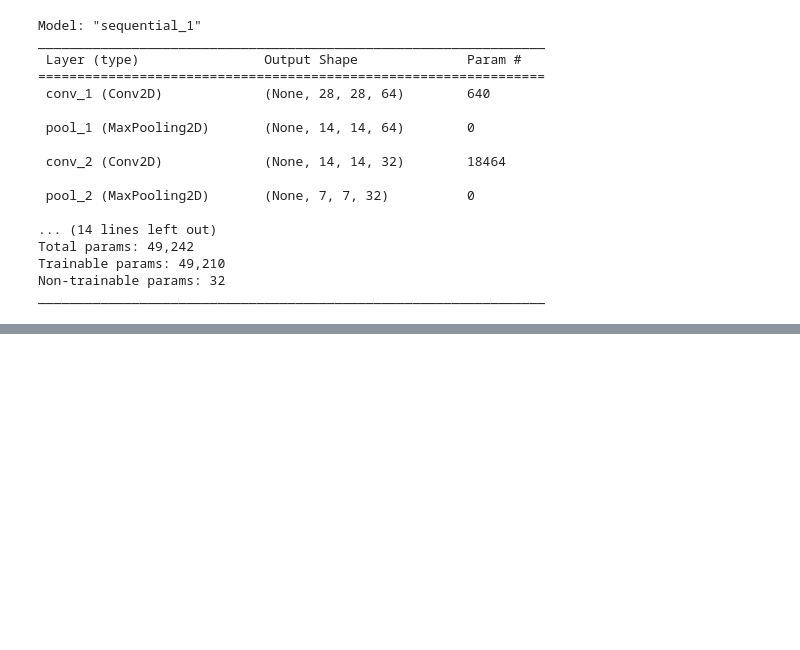
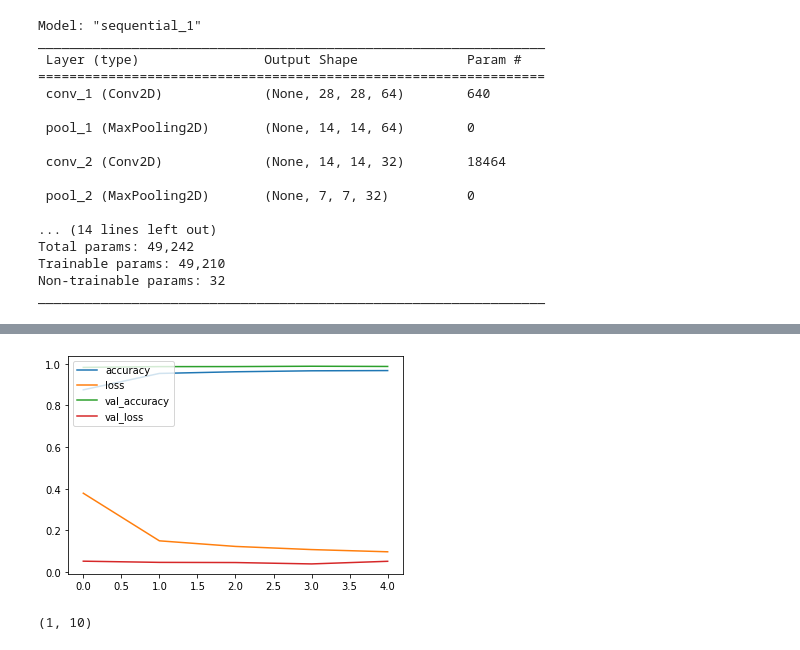
Before and after one commit to GWANGHYUNYU/DeepLearning, a Jupyter notebook: classifyImg/CNN_based_MNIST.ipynb, the cells around one changed output, grey strips where cells are left out. Drawn from its saved outputs; the diff is of its cells as text; code cells hidden in the pictures; blank space fills up the shorter version.

Commit message:
Update CNN_based_MNIST.ipynb
CNN based MNIST model by Functional API

```diff
--- a/classifyImg/CNN_based_MNIST.ipynb
+++ b/classifyImg/CNN_based_MNIST.ipynb
@@ -123,0 +137,23 @@ Sequential_model.save("models/CNN_based_MNIST_001.h5")
+# %%
+def CNN_mnist_model(input_shape, rate):
+
+    inputs = Input(input_shape)
+    x = Conv2D(filters=64, kernel_size=(3, 3), strides=1, padding='same',
+                activation='relu', input_shape=input_shape, name='conv_1')(inputs)
+    x = MaxPooling2D(pool_size=(2, 2), name='pool_1')(x)
+    x = Conv2D(filters=32, kernel_size=(3, 3), strides=1, padding='same',
+                activation='relu', input_shape=input_shape, name='conv_2')(x)
+    x = MaxPooling2D(pool_size=(2, 2), name='pool_2')(x)
+    x = Conv2D(filters=16, kernel_size=(3, 3), strides=1, padding='same',
+                activation='relu', name='conv_3')(x)
+    x = BatchNormalization()(x)
+    x = Flatten()(x)
+
+    x = Dense(units=32, activation='relu', name='dense_1')(x)
+    x = Dropout(rate)(x)
+    x = Dense(units=10, activation='softmax', name='dense_2')(x)
+
+    return Model(inputs, x)
+# %%
+model = CNN_mnist_model(train_images[0].shape, 0.5)
+model.summary()
@@ -123,0 +178,4 @@ Sequential_model.save("models/CNN_based_MNIST_001.h5")
+# %%
+model.compile(loss='sparse_categorical_crossentropy', optimizer='adam', metrics = ["accuracy"])
+# %%
+hist = model.fit(train_images, train_labels, validation_data=(test_images, test_labels), epochs=5, verbose=2)
@@ -123,0 +193,14 @@ Sequential_model.save("models/CNN_based_MNIST_001.h5")
+# %%
+plt.plot(hist.history['accuracy'], label='accuracy')
+plt.plot(hist.history['loss'], label='loss')
+plt.plot(hist.history['val_accuracy'], label='val_accuracy')
+plt.plot(hist.history['val_loss'], label='val_loss')
+plt.legend(loc='upper left')
+plt.show()
+# %% [output]
+[figure, added]
+# %%
+res = model.predict( test_images[3:4] )
+res.shape
+# %% [output]
+(1, 10)
```
Also changed, not shown: parts of 11 cells of this notebook.
